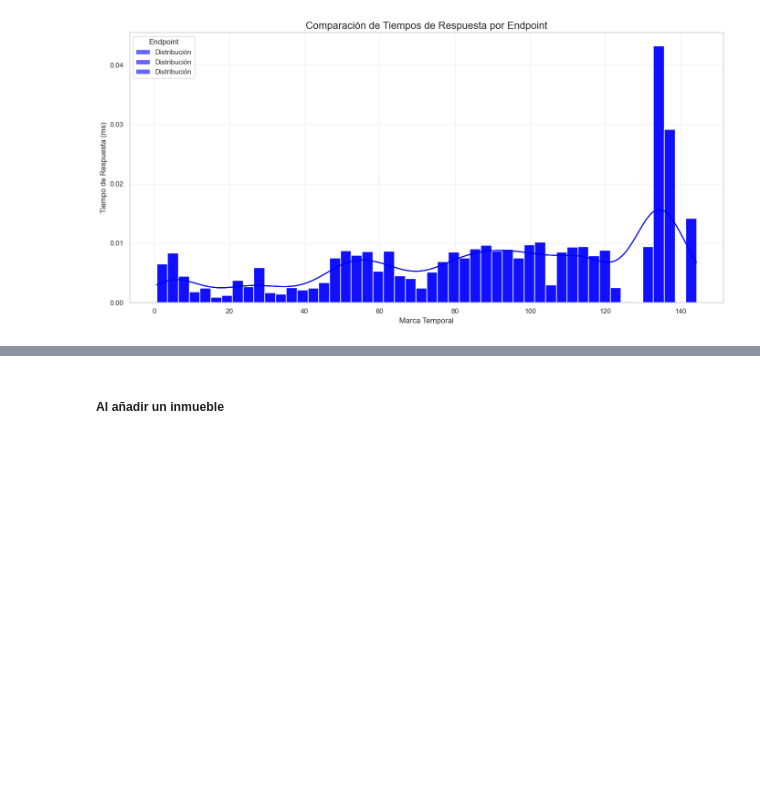
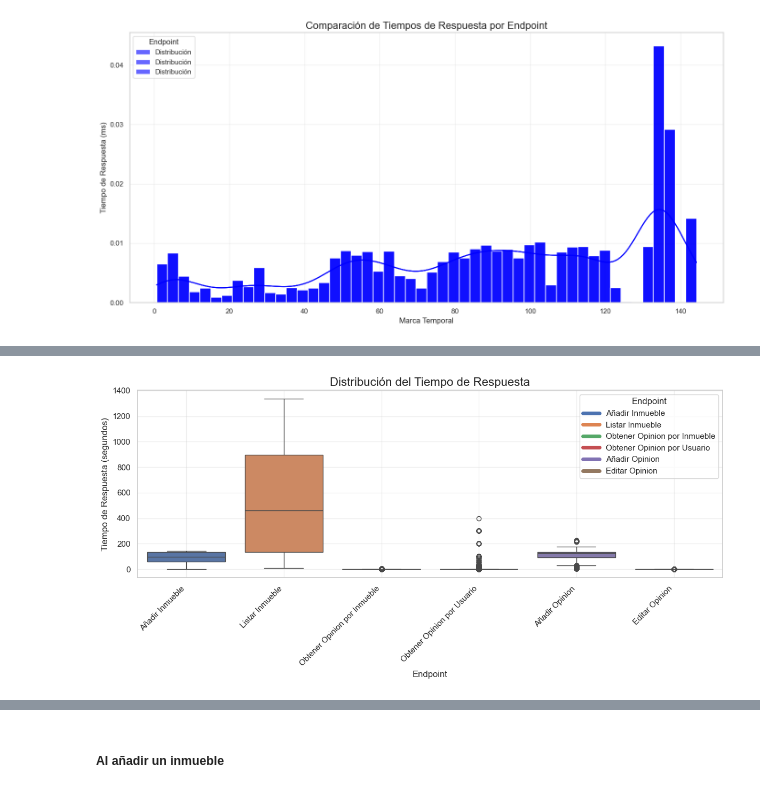
Before and after one commit to JulianCastillo14/Estudio-de-Rendimiento-Backend-en-OPAR, a Jupyter notebook: Estudio_de_Rendimiento_Backend_en_OPAR.ipynb, the cells around one changed output, grey strips where cells are left out. Saved outputs shown, nothing was run; the diff lists cells and outputs as text; code cells hidden in the pictures; blank space fills up the shorter version.

```diff
--- a/Estudio_de_Rendimiento_Backend_en_OPAR.ipynb
+++ b/Estudio_de_Rendimiento_Backend_en_OPAR.ipynb
@@ -545,0 +631,16 @@ Desplegar con kubernetes 2 replicas
+# %%
+plt.figure(figsize=(12, 6))
+sns.boxplot(data=data_combined_v2, x='label', y='elapsed', hue='label')
+plt.title('Distribución del Tiempo de Respuesta', fontsize=16)
+plt.xlabel('Endpoint', fontsize=12)
+plt.ylabel('Tiempo de Respuesta (segundos)', fontsize=12)
+
+unique_labels = data_combined_v2['label'].unique()
+handles = [plt.Line2D([0], [0], color=sns.color_palette()[i], lw=5) for i in range(len(unique_labels))]
+plt.legend(handles, unique_labels, title="Endpoint", loc='upper right')
+plt.xticks(rotation=45, ha='right')
+plt.grid(alpha=0.3)
+plt.tight_layout()
+plt.show()
+# %% [output]
+[figure, added]
```
Also changed, not shown: parts of 18 cells of this notebook, 26 other files.
